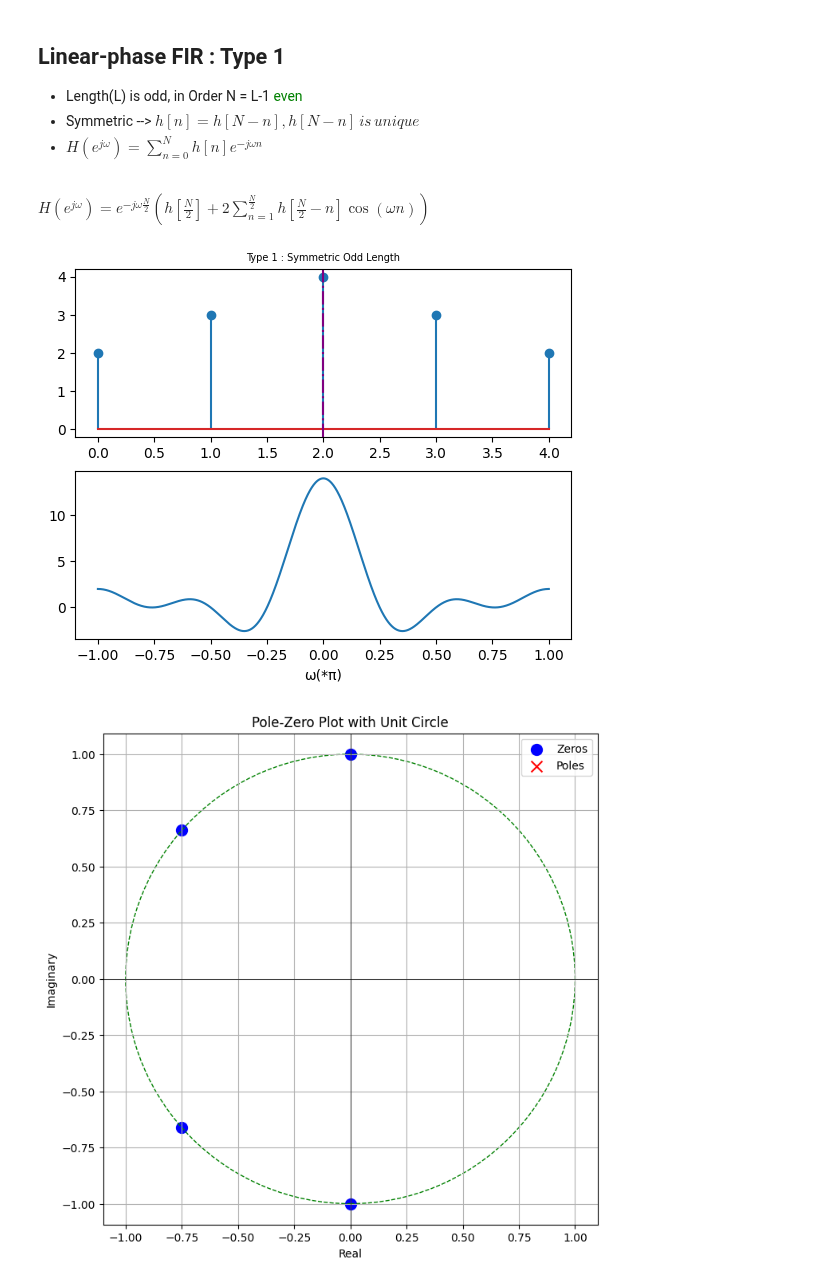
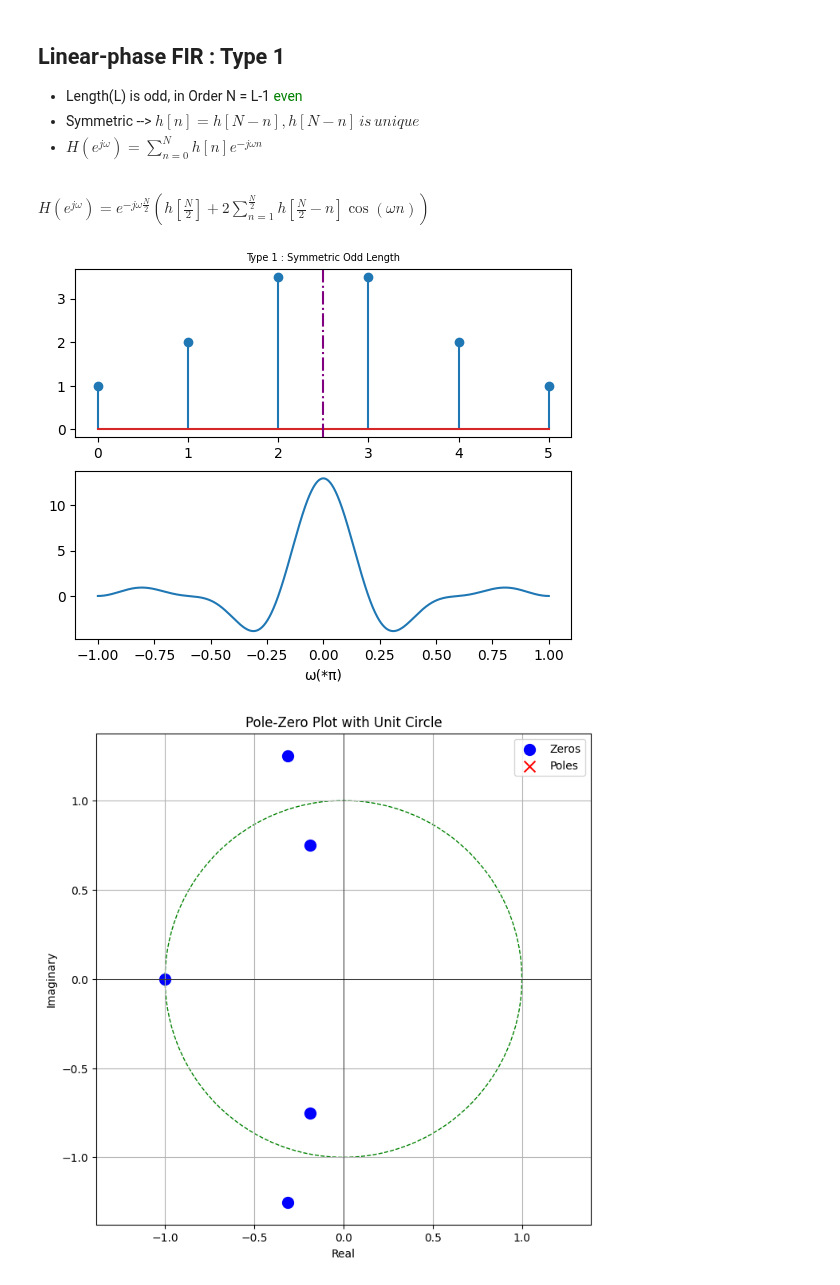
Before and after one commit to zharfanw/zhongshan_dsp_python, a Jupyter notebook: 11_Filter_Introduction.ipynb, the cells around one changed output. Saved outputs shown, nothing was run; the diff lists cells and outputs as text; code cells hidden in the pictures.

```diff
--- a/11_Filter_Introduction.ipynb
+++ b/11_Filter_Introduction.ipynb
@@ -449,40 +480,42 @@ $H(e^{j\omega}) = e^{-j\omega \frac{N}{2}} \left( h \left[ \frac{N}{2}\right] +
 # %%
 import numpy as np
 import matplotlib.pyplot as plt
 
 # Define the frequency range (ω) and the number of points (N)
 omega = np.linspace(-np.pi, np.pi, 1000)
 omega_label = omega/np.pi
 
 
 fig, axs = plt.subplots(2, 1)
 
 # t1 = [1,2,3,4,3,2,1];
 # t1 = [2,3,4,3,2];
-t1 = [3,4,3];
+# t1 = [3,4,3];
+t1 = [1,2,3.5,3.5,2,1];
+# t1 = [1.5,2,3,2,1.5];
 L = len(t1)
 N = L - 1
 axs[0].stem(t1)
 axs[0].axvline(N/2, color ='purple', linestyle="-.")
 axs[0].set_title('Type 1 : Symmetric Odd Length',fontsize= 7)
 
-H_t1 = np.zeros(len(omega))
-indexnya = 0
-for omeganya in omega:
-  dum_sum = 0
-  dum_n = 0
-  while dum_n < (N+1):
-    dum_sum = dum_sum + t1[dum_n]*np.exp(-1j*omeganya*dum_n)
-    dum_n = dum_n + 1
-  H_t1[indexnya] = dum_sum
-  indexnya = indexnya + 1
-  # print(omeganya)
-# H_t1 = np.exp(1j * omega * N / 2)
-# H_t1 = H_t1 *
+# H_t1 = np.zeros(len(omega))
+# indexnya = 0
+# for omeganya in omega:
+#   dum_sum = 0
+#   dum_n = 0
+#   while dum_n < (N+1):
+#     dum_sum = dum_sum + t1[dum_n]*np.exp(-1j*omeganya*dum_n)
+#     dum_n = dum_n + 1
+#   H_t1[indexnya] = dum_sum
+#   indexnya = indexnya + 1
+#   # print(omeganya)
+H_t1,omega,omega_label = impulse2dft(t1)
 plt.plot(omega_label,H_t1)
 plt.xlabel("ω(*π)")
 
 plot_fir_zero_pole(t1)
+plot_fir_phase_resp(t1)
 # %% [output]
-[figure, old version]
+[figure, new version]
-[figure, old version]
+[figure, new version]
```
Also changed, not shown: parts of 3 cells of this notebook.
